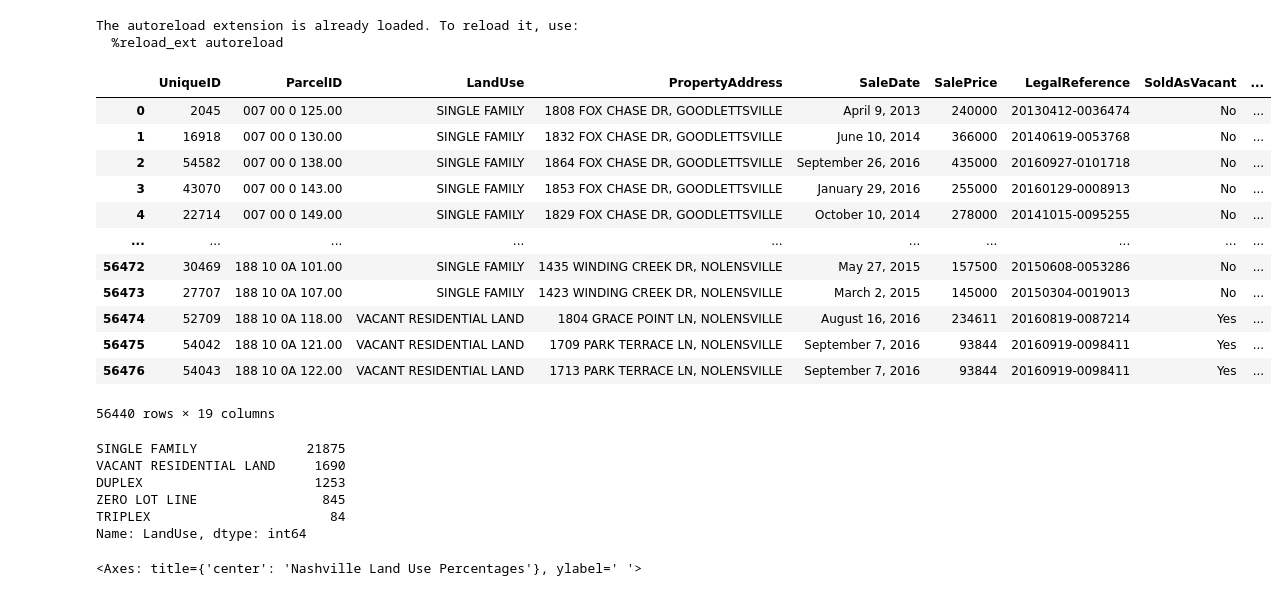
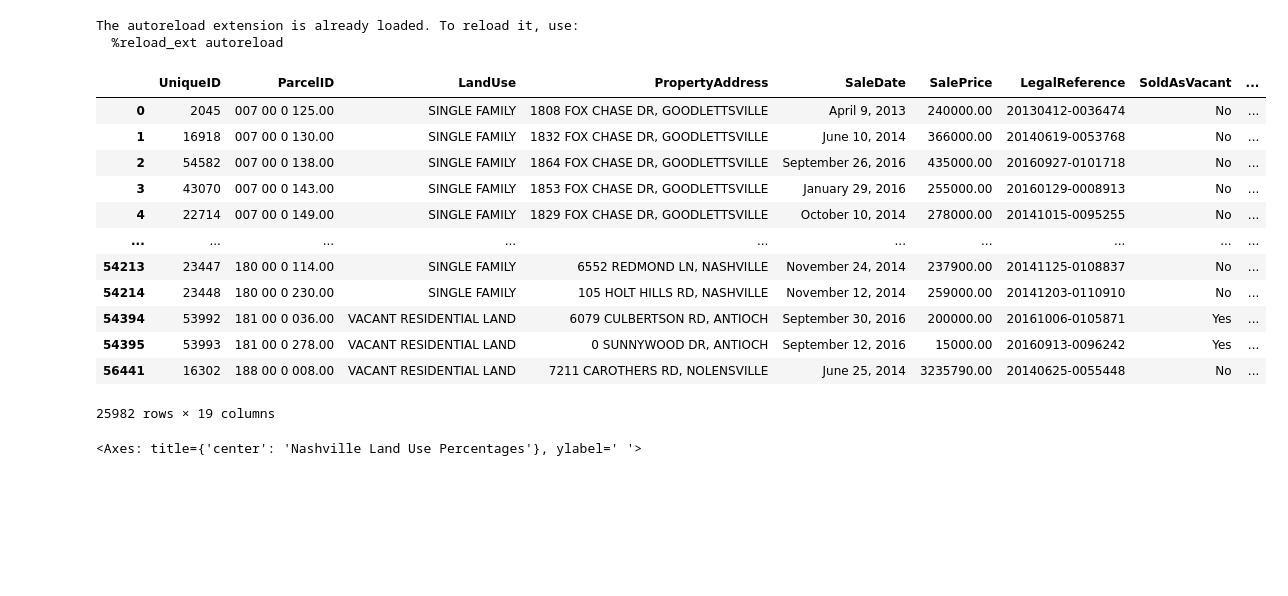
Before and after one commit to RobTheRobber/nashville-housing, a Jupyter notebook: nashville-housing.ipynb, the cells around one changed output. Drawn from its saved outputs; the diff is of its cells as text; code cells hidden in the pictures; blank space fills up the shorter version.

```diff
--- a/nashville-housing.ipynb
+++ b/nashville-housing.ipynb
@@ -2,34 +2,36 @@
 import pandas as pd
 import matplotlib.pyplot as plt
 import numpy as np
-import seaborn as sns
 import sys
-import data_cleaning as dc
+from src.data_cleaning import *
 %load_ext autoreload
 %autoreload 2
 pd.set_option('display.float_format', lambda x: '%.2f' % x)
 pd.options.mode.chained_assignment = None  # default='warn'
-housing = pd.read_csv('data/nashville-housing.csv')
+housing = load_data('data/nashville-housing.csv')
 # %% [output]
 The autoreload extension is already loaded. To reload it, use:
   %reload_ext autoreload
 # %%
 
 #Filter out Land Use Categories with less than 10 entries
-filtered_landuse = dc.remove_small_groupings(housing,"LandUse",10)
+filtered_landuse = remove_small_groupings(housing,"LandUse",10)
 filtered_landuse['LandUse'] = filtered_landuse['LandUse'].replace('VACANT RES LAND', 'VACANT RESIDENTIAL LAND')
-filtered_landuse
+t_housing = remove_unwanted_columns(filtered_landuse,['OwnerName','OwnerAddress','LegalReference','UniqueID'])
+t_housing = filtered_landuse.dropna(subset=['Acreage', 'TaxDistrict','LandValue','BuildingValue',"SalePrice",])
+t_housing['SalePrice'] = pd.to_numeric(t_housing.loc[:,'SalePrice'],errors='coerce')
+t_housing
 # %% [output]
 |  | UniqueID | ParcelID | LandUse | PropertyAddress | SaleDate | SalePrice | LegalReference | SoldAsVacant | ... |
-| 0 | 2045 | 007 00 0 125.00 | SINGLE FAMILY | 1808 FOX CHASE DR, GOODLETTSVILLE | April 9, 2013 | 240000 | 20130412-0036474 | No | ... |
-| 1 | 16918 | 007 00 0 130.00 | SINGLE FAMILY | 1832 FOX CHASE DR, GOODLETTSVILLE | June 10, 2014 | 366000 | 20140619-0053768 | No | ... |
-| 2 | 54582 | 007 00 0 138.00 | SINGLE FAMILY | 1864 FOX CHASE DR, GOODLETTSVILLE | September 26, 2016 | 435000 | 20160927-0101718 | No | ... |
-| 3 | 43070 | 007 00 0 143.00 | SINGLE FAMILY | 1853 FOX CHASE DR, GOODLETTSVILLE | January 29, 2016 | 255000 | 20160129-0008913 | No | ... |
-| 4 | 22714 | 007 00 0 149.00 | SINGLE FAMILY | 1829 FOX CHASE DR, GOODLETTSVILLE | October 10, 2014 | 278000 | 20141015-0095255 | No | ... |
+| 0 | 2045 | 007 00 0 125.00 | SINGLE FAMILY | 1808 FOX CHASE DR, GOODLETTSVILLE | April 9, 2013 | 240000.00 | 20130412-0036474 | No | ... |
+| 1 | 16918 | 007 00 0 130.00 | SINGLE FAMILY | 1832 FOX CHASE DR, GOODLETTSVILLE | June 10, 2014 | 366000.00 | 20140619-0053768 | No | ... |
+| 2 | 54582 | 007 00 0 138.00 | SINGLE FAMILY | 1864 FOX CHASE DR, GOODLETTSVILLE | September 26, 2016 | 435000.00 | 20160927-0101718 | No | ... |
+| 3 | 43070 | 007 00 0 143.00 | SINGLE FAMILY | 1853 FOX CHASE DR, GOODLETTSVILLE | January 29, 2016 | 255000.00 | 20160129-0008913 | No | ... |
+| 4 | 22714 | 007 00 0 149.00 | SINGLE FAMILY | 1829 FOX CHASE DR, GOODLETTSVILLE | October 10, 2014 | 278000.00 | 20141015-0095255 | No | ... |
 | ... | ... | ... | ... | ... | ... | ... | ... | ... | ... |
-| 56472 | 30469 | 188 10 0A 101.00 | SINGLE FAMILY | 1435 WINDING CREEK DR, NOLENSVILLE | May 27, 2015 | 157500 | 20150608-0053286 | No | ... |
-| 56473 | 27707 | 188 10 0A 107.00 | SINGLE FAMILY | 1423 WINDING CREEK DR, NOLENSVILLE | March 2, 2015 | 145000 | 20150304-0019013 | No | ... |
-| 56474 | 52709 | 188 10 0A 118.00 | VACANT RESIDENTIAL LAND | 1804 GRACE POINT LN, NOLENSVILLE | August 16, 2016 | 234611 | 20160819-0087214 | Yes | ... |
-| 56475 | 54042 | 188 10 0A 121.00 | VACANT RESIDENTIAL LAND | 1709 PARK TERRACE LN, NOLENSVILLE | September 7, 2016 | 93844 | 20160919-0098411 | Yes | ... |
-| 56476 | 54043 | 188 10 0A 122.00 | VACANT RESIDENTIAL LAND | 1713 PARK TERRACE LN, NOLENSVILLE | September 7, 2016 | 93844 | 20160919-0098411 | Yes | ... |
+| 54213 | 23447 | 180 00 0 114.00 | SINGLE FAMILY | 6552 REDMOND LN, NASHVILLE | November 24, 2014 | 237900.00 | 20141125-0108837 | No | ... |
+| 54214 | 23448 | 180 00 0 230.00 | SINGLE FAMILY | 105 HOLT HILLS RD, NASHVILLE | November 12, 2014 | 259000.00 | 20141203-0110910 | No | ... |
+| 54394 | 53992 | 181 00 0 036.00 | VACANT RESIDENTIAL LAND | 6079 CULBERTSON RD, ANTIOCH | September 30, 2016 | 200000.00 | 20161006-0105871 | Yes | ... |
+| 54395 | 53993 | 181 00 0 278.00 | VACANT RESIDENTIAL LAND | 0 SUNNYWOOD DR, ANTIOCH | September 12, 2016 | 15000.00 | 20160913-0096242 | Yes | ... |
+| 56441 | 16302 | 188 00 0 008.00 | VACANT RESIDENTIAL LAND | 7211 CAROTHERS RD, NOLENSVILLE | June 25, 2014 | 3235790.00 | 20140625-0055448 | No | ... |
-56440 rows × 19 columns
+25982 rows × 19 columns
@@ -44,10 +38 @@ pie_group = t_housing['LandUse'].value_counts().head(5)
-# %%
-pie_group.sort_values(ascending=False)
-# %% [output]
-SINGLE FAMILY              21875
-VACANT RESIDENTIAL LAND     1690
-DUPLEX                      1253
-ZERO LOT LINE                845
-TRIPLEX                       84
-Name: LandUse, dtype: int64
 # %%
```
Also changed, not shown: parts of 7 cells of this notebook, 5 other files.
